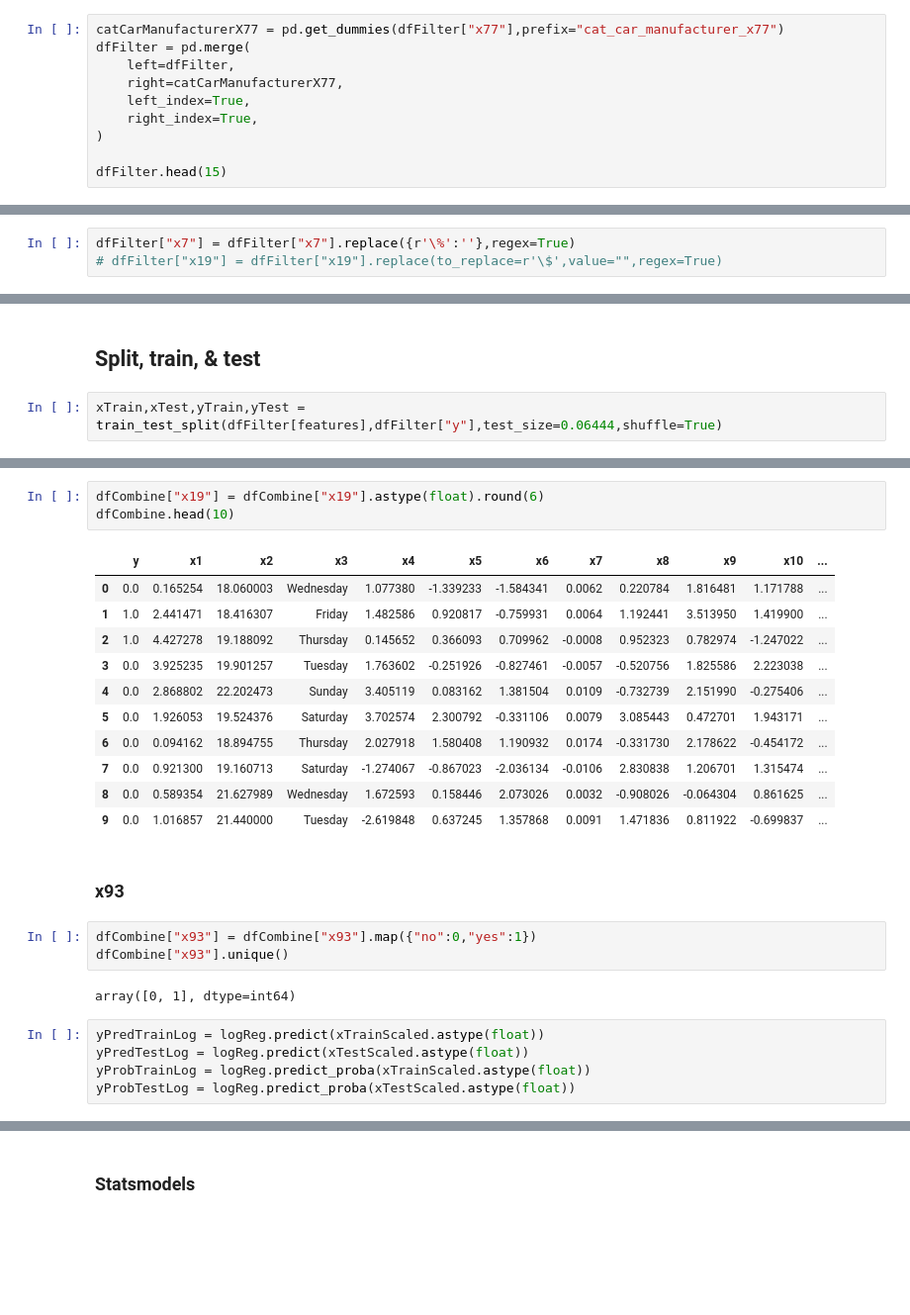
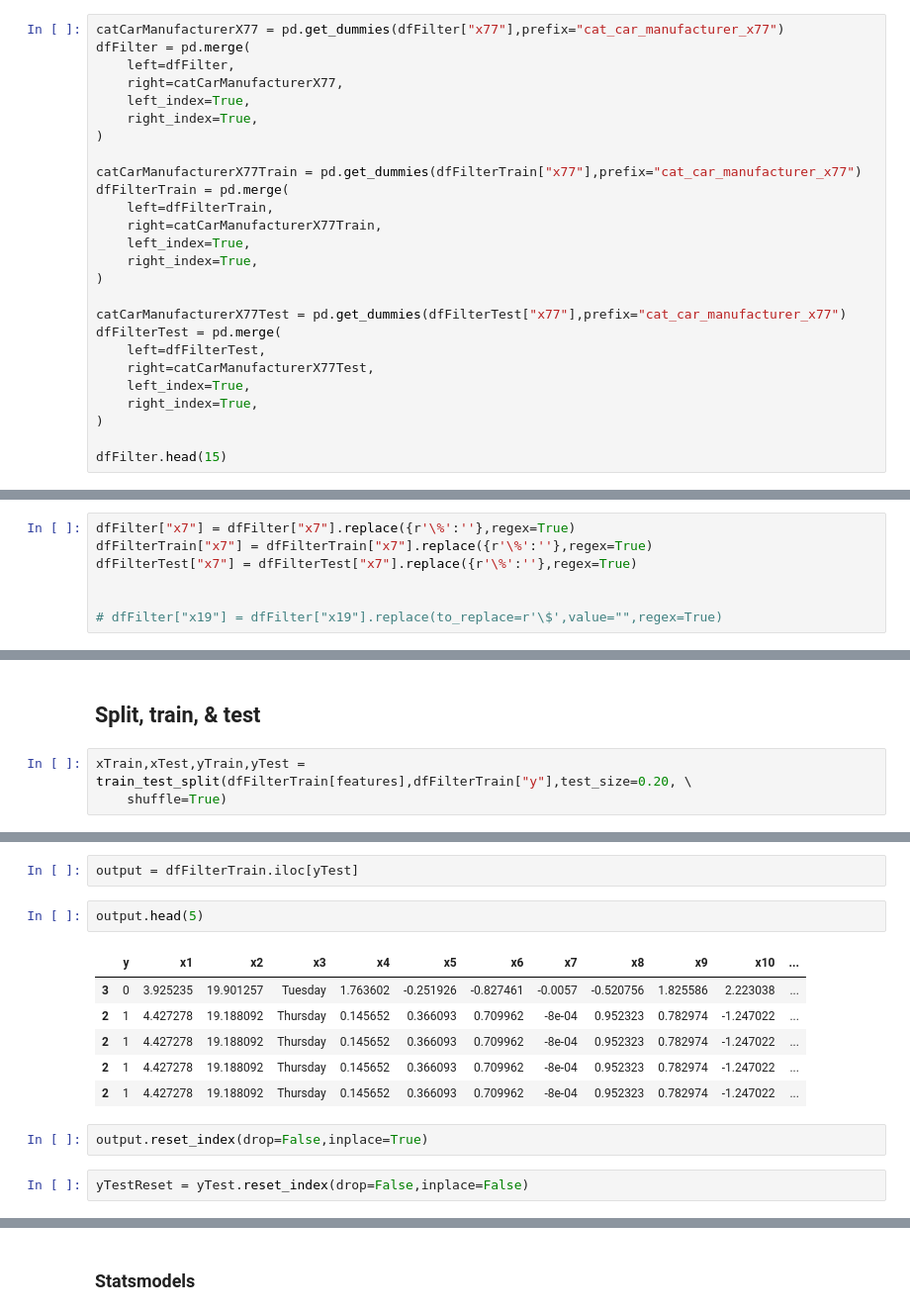
Before and after one commit to tamle2021/classification, a Jupyter notebook: sf.ipynb, the cells around one changed output, grey strips where cells are left out. Shown: that part at 99% size. Drawn from its saved outputs; the diff is of its cells as text; blank space fills up the shorter version.

```diff
--- a/sf.ipynb
+++ b/sf.ipynb
@@ -552,6 +593,22 @@ dfFilter = pd.merge(
     right_index=True,
 )
 
+catCarManufacturerX77Train = pd.get_dummies(dfFilterTrain["x77"],prefix="cat_car_manufacturer_x77")
+dfFilterTrain = pd.merge(
+    left=dfFilterTrain,
+    right=catCarManufacturerX77Train,
+    left_index=True,
+    right_index=True,
+)
+
+catCarManufacturerX77Test = pd.get_dummies(dfFilterTest["x77"],prefix="cat_car_manufacturer_x77")
+dfFilterTest = pd.merge(
+    left=dfFilterTest,
+    right=catCarManufacturerX77Test,
+    left_index=True,
+    right_index=True,
+)
+
 dfFilter.head(15)
 # %% [output]
 |  | y | x1 | x2 | x3 | x4 | x5 | x6 | x7 | x8 | x9 | x10 | ... |
@@ -594,4 +651,8 @@ dfFilter.columns.tolist()
 ### Remove percent sign
 # %%
 dfFilter["x7"] = dfFilter["x7"].replace({r'\%':''},regex=True)
+dfFilterTrain["x7"] = dfFilterTrain["x7"].replace({r'\%':''},regex=True)
+dfFilterTest["x7"] = dfFilterTest["x7"].replace({r'\%':''},regex=True)
+
+
 # dfFilter["x19"] = dfFilter["x19"].replace(to_replace=r'\$',value="",regex=True)
@@ -602,7 +659,8 @@ dfFilter["x7"] = dfFilter["x7"].replace({r'\%':''},regex=True)
 # %% [markdown]
 ## Split, train, &  test
 # %%
-xTrain,xTest,yTrain,yTest = train_test_split(dfFilter[features],dfFilter["y"],test_size=0.06444,shuffle=True)
+xTrain,xTest,yTrain,yTest = train_test_split(dfFilterTrain[features],dfFilterTrain["y"],test_size=0.20, \
+    shuffle=True)
 # %%
 # scale data
 scalerX = StandardScaler()
@@ -679,27 +712,15 @@ dfCombine.head(10)
-# %%
-dfCombine["x19"] = dfCombine["x19"].astype(float).round(6)
-dfCombine.head(10)
-# %% [output]
-|  | y | x1 | x2 | x3 | x4 | x5 | x6 | x7 | x8 | x9 | x10 | ... |
-| 0 | 0.0 | 0.165254 | 18.060003 | Wednesday | 1.077380 | -1.339233 | -1.584341 | 0.0062 | 0.220784 | 1.816481 | 1.171788 | ... |
-| 1 | 1.0 | 2.441471 | 18.416307 | Friday | 1.482586 | 0.920817 | -0.759931 | 0.0064 | 1.192441 | 3.513950 | 1.419900 | ... |
-| 2 | 1.0 | 4.427278 | 19.188092 | Thursday | 0.145652 | 0.366093 | 0.709962 | -0.0008 | 0.952323 | 0.782974 | -1.247022 | ... |
-| 3 | 0.0 | 3.925235 | 19.901257 | Tuesday | 1.763602 | -0.251926 | -0.827461 | -0.0057 | -0.520756 | 1.825586 | 2.223038 | ... |
-| 4 | 0.0 | 2.868802 | 22.202473 | Sunday | 3.405119 | 0.083162 | 1.381504 | 0.0109 | -0.732739 | 2.151990 | -0.275406 | ... |
-| 5 | 0.0 | 1.926053 | 19.524376 | Saturday | 3.702574 | 2.300792 | -0.331106 | 0.0079 | 3.085443 | 0.472701 | 1.943171 | ... |
-| 6 | 0.0 | 0.094162 | 18.894755 | Thursday | 2.027918 | 1.580408 | 1.190932 | 0.0174 | -0.331730 | 2.178622 | -0.454172 | ... |
-| 7 | 0.0 | 0.921300 | 19.160713 | Saturday | -1.274067 | -0.867023 | -2.036134 | -0.0106 | 2.830838 | 1.206701 | 1.315474 | ... |
-| 8 | 0.0 | 0.589354 | 21.627989 | Wednesday | 1.672593 | 0.158446 | 2.073026 | 0.0032 | -0.908026 | -0.064304 | 0.861625 | ... |
-| 9 | 0.0 | 1.016857 | 21.440000 | Tuesday | -2.619848 | 0.637245 | 1.357868 | 0.0091 | 1.471836 | 0.811922 | -0.699837 | ... |
-# %% [markdown]
-### x93
-# %%
-dfCombine["x93"] = dfCombine["x93"].map({"no":0,"yes":1})
-dfCombine["x93"].unique()
-# %% [output]
-array([0, 1], dtype=int64)
-# %%
-yPredTrainLog = logReg.predict(xTrainScaled.astype(float))
-yPredTestLog = logReg.predict(xTestScaled.astype(float))
-yProbTrainLog = logReg.predict_proba(xTrainScaled.astype(float))
-yProbTestLog = logReg.predict_proba(xTestScaled.astype(float))
+# %%
+output = dfFilterTrain.iloc[yTest]
+# %%
+output.head(5)
+# %% [output]
+|  | y | x1 | x2 | x3 | x4 | x5 | x6 | x7 | x8 | x9 | x10 | ... |
+| 3 | 0 | 3.925235 | 19.901257 | Tuesday | 1.763602 | -0.251926 | -0.827461 | -0.0057 | -0.520756 | 1.825586 | 2.223038 | ... |
+| 2 | 1 | 4.427278 | 19.188092 | Thursday | 0.145652 | 0.366093 | 0.709962 | -8e-04 | 0.952323 | 0.782974 | -1.247022 | ... |
+| 2 | 1 | 4.427278 | 19.188092 | Thursday | 0.145652 | 0.366093 | 0.709962 | -8e-04 | 0.952323 | 0.782974 | -1.247022 | ... |
+| 2 | 1 | 4.427278 | 19.188092 | Thursday | 0.145652 | 0.366093 | 0.709962 | -8e-04 | 0.952323 | 0.782974 | -1.247022 | ... |
+| 2 | 1 | 4.427278 | 19.188092 | Thursday | 0.145652 | 0.366093 | 0.709962 | -8e-04 | 0.952323 | 0.782974 | -1.247022 | ... |
+# %%
+output.reset_index(drop=False,inplace=True)
+# %%
+yTestReset = yTest.reset_index(drop=False,inplace=False)
```
Also changed, not shown: parts of 35 cells of this notebook, 1 other file.
